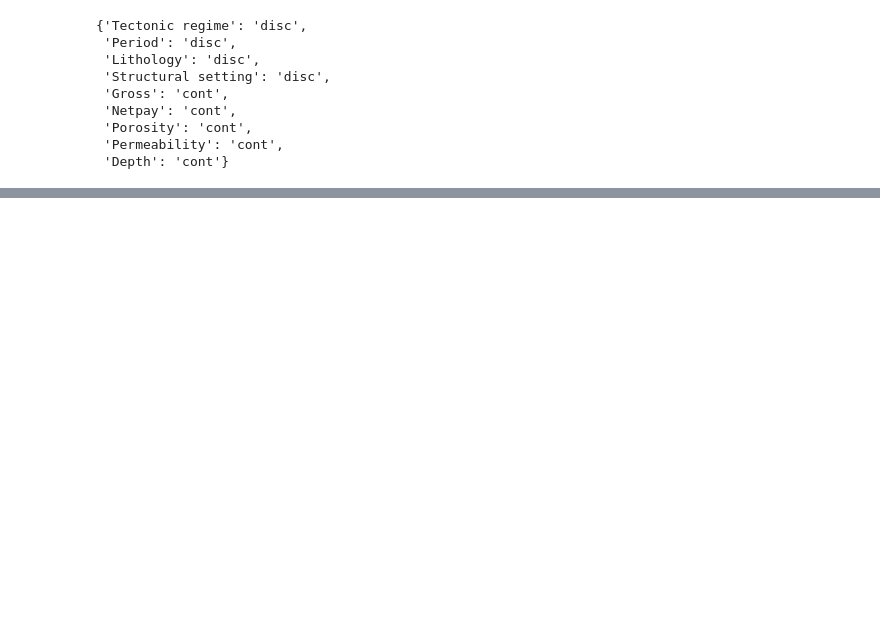
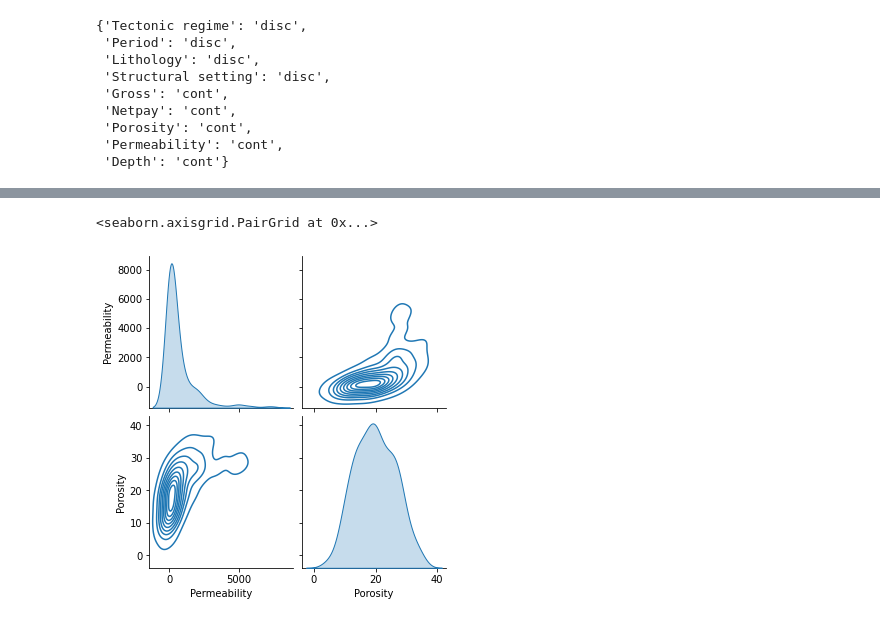
Before and after one commit to Anaxagor/Mixed-Learning-of-Bayesian-Networks, a Jupyter notebook: experiments/exp_with_param_learning.ipynb, the cells around one changed output, grey strips where cells are left out. Cells and saved outputs as stored; diff of their text form; code cells hidden in the pictures; blank space fills up the shorter version.

```diff
--- a/experiments/exp_with_param_learning.ipynb
+++ b/experiments/exp_with_param_learning.ipynb
@@ -169,0 +178,7 @@ rmse_dict
+# %%
+geo_sand = geo_sand.sort_values(by=['Porosity'])
+# %%
+sns.pairplot(geo_sand[['Permeability', 'Porosity']], kind="kde")
+# %% [output]
+<seaborn.axisgrid.PairGrid at 0x...>
+[figure, added]
```
Also changed, not shown: parts of 10 cells of this notebook.
